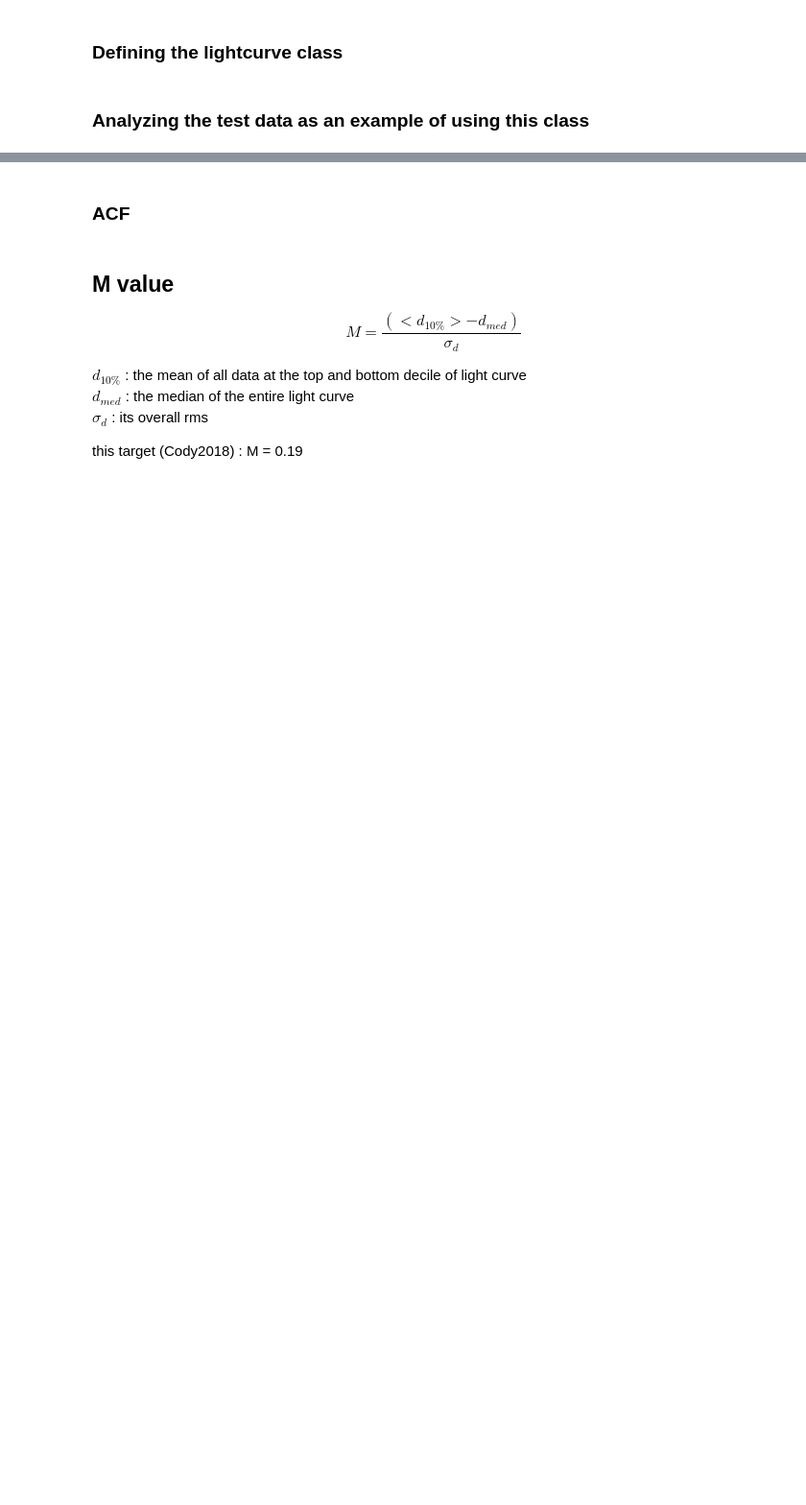
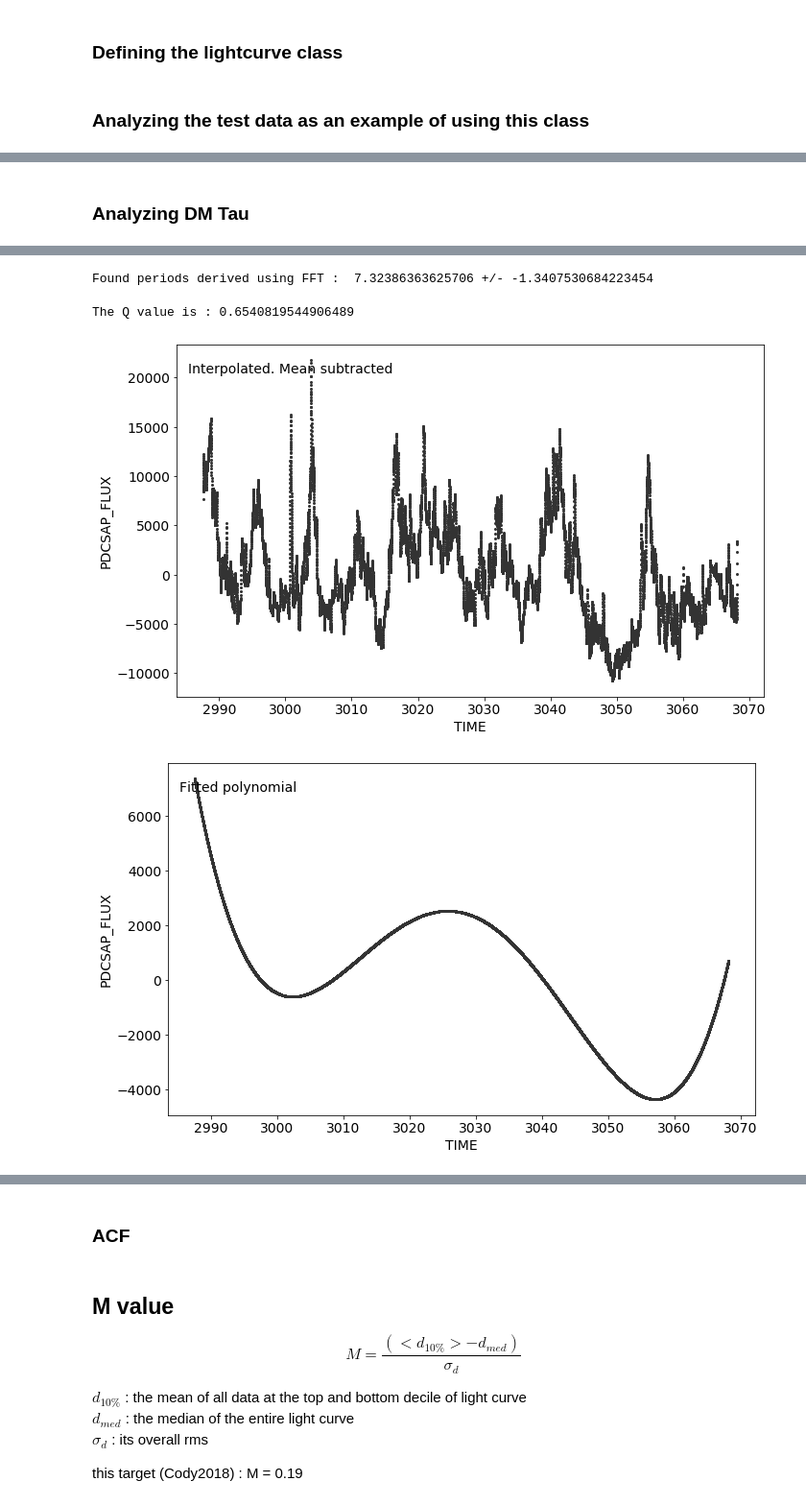
Before and after one commit to baobabyoo/K2_Cody, a Jupyter notebook: Cody2018_EPIC_test.ipynb, the cells around one changed output, grey strips where cells are left out. Shown: that part at 96% size. Drawn from its saved outputs; the diff is of its cells as text; code cells hidden in the pictures; blank space fills up the shorter version.

```diff
--- a/Cody2018_EPIC_test.ipynb
+++ b/Cody2018_EPIC_test.ipynb
@@ -399,0 +401,76 @@ The Q value is : 0.03290268800104415
+# %% [markdown]
+### Analyzing DM Tau
+# %%
+source_name = 'dmtau_'
+
+# Load data and plot a preview
+dmtau = lightcurve(filename = 'DM-Tau_1.csv',
+                      time_col_label='TIME',
+                      data_col_label='PDCSAP_FLUX',
+                      plot_preview=False,
+                      previewfig_name=source_name + 'preview.pdf',
+                      verbose=True
+                     )
+
+# interpolating data on regular time grid (following Cody+14 to use 6 mins grid)
+time_grid = np.arange(dmtau.mintime, dmtau.maxtime, 6.0 * (1.0/(24.0*60.0) )  )
+dmtau.interpolate(time_grid = time_grid,
+                     plot_preview=False,
+                     previewfig_name=source_name + 'preview_interpolate.pdf'
+                    )
+
+
+# subtract mean value from the data
+# --- comment: unsatisfied. Try removing polynomial
+dmtau.data = dmtau.data - np.mean(dmtau.data)
+dmtau.data_plot = dmtau.data
+dmtau.time_plot = dmtau.time
+dmtau.plotdata(source_name + 'preview_interpolate_meansubtracted.pdf',
+                 label='Interpolated. Mean subtracted')
+
+# polynomial fitting
+order = 5
+z = np.polyfit(dmtau.time, dmtau.data, order)
+p = np.poly1d(z)
+dmtau.data_plot = p(dmtau.time)
+dmtau.plotdata(source_name + 'preview_interpolate_poly.pdf',
+                 label='Fitted polynomial')
+
+# subtracting polynomial
+dmtau.data_plot = dmtau.data - dmtau.data_plot
+dmtau.plotdata(source_name + 'preview_interpolate_polysub.pdf',
+                 label='Subtracted polynomial')
+
+# Following Cody et al. (2014) to subtract boxcar-smoothed version with a window of 10 days
+box_pts = int( round(10.0 / dmtau.meantimestep) )
+box     = np.ones(box_pts) / box_pts
+smoothed_data = np.convolve(dmtau.data, box, mode='same')
+dmtau.data_plot = dmtau.data - smoothed_data
+dmtau.plotdata(source_name + 'preview_boxcar_subtracted.pdf',
+                 label='Boxcar-10 days smoothed subtracted')
+
+
+# satisfied with subtraction. Apply to actual data
+dmtau.data = dmtau.data_plot
+
+
+# performing fft
+dmtau.fft(plot_preview=True, previewfig_name=source_name + 'preview_FFT.pdf', xlim=[0.01,1.0])
+
+# Obtaining the period using the FFT method
+dmtau.get_period(method='fft')
+
+
+# Phase-folding data
+# dmtau.period = 7.355520000000001  # The value used by Terada
+dmtau.phase_fold(plot_preview=True, previewfig_name=source_name + 'preview_phasefold.pdf')
+
+
+# residual
+dmtau.phase_fold(residual=True, timebin=0.1, plot_preview=True,
+                    previewfig_name=source_name + 'preview_phasefold_residual.pdf')
+
+# evaluate Q value
+dmtau.get_Q(sigma=0.0, timebin=0.1)
+print('The Q value is :', dmtau.Q)
+# %% [output]
@@ -399,0 +480,4 @@ The Q value is : 0.03290268800104415
+Found periods derived using FFT :  7.32386363625706 +/- -1.3407530684223454
+The Q value is : 0.6540819544906489
+[figure, added]
+[figure, added]
```
Also changed, not shown: parts of 4 cells of this notebook.
